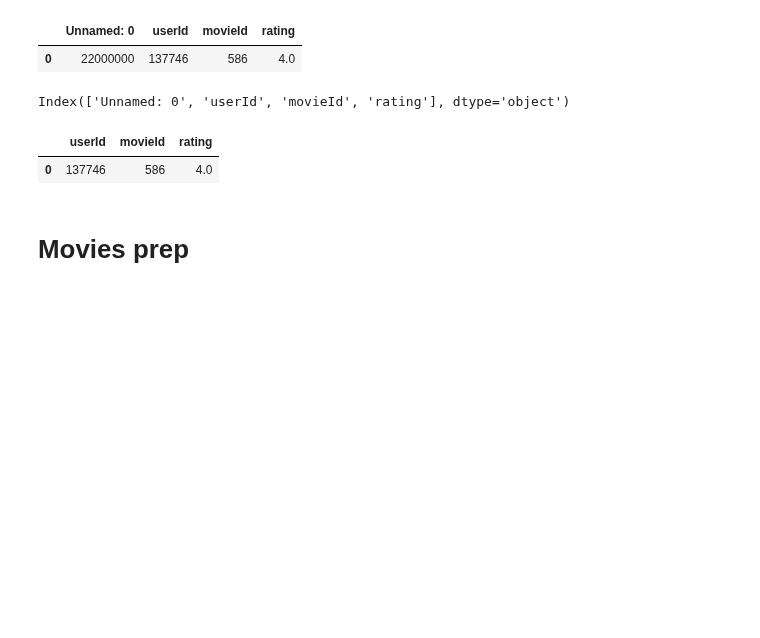
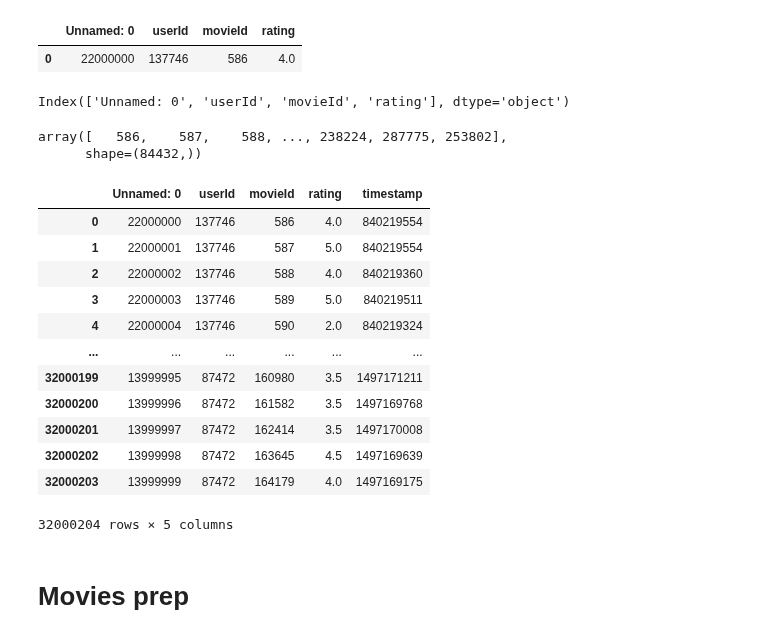
Before and after one commit to michal-wq/PPE_Project, a Jupyter notebook: data_exp_prep/data_prep.ipynb, the cells around one changed output. Cells and saved outputs as stored; diff of their text form; code cells hidden in the pictures; blank space fills up the shorter version.

```diff
--- a/data_exp_prep/data_prep.ipynb
+++ b/data_exp_prep/data_prep.ipynb
@@ -38,10 +38,26 @@ Index(['Unnamed: 0', 'userId', 'movieId', 'rating'], dtype='object')
 # %%
 ratings.drop('Unnamed: 0', axis = 1, inplace = True) # index wird nur einmal gebraucht
 # %%
-ratings.head(1)
+ratings['movieId'].unique()
 # %% [output]
-|  | userId | movieId | rating |
-| 0 | 137746 | 586 | 4.0 |
+array([   586,    587,    588, ..., 238224, 287775, 253802],
+      shape=(84432,))
+# %%
+ratings
+# %% [output]
+|  | Unnamed: 0 | userId | movieId | rating | timestamp |
+| 0 | 22000000 | 137746 | 586 | 4.0 | 840219554 |
+| 1 | 22000001 | 137746 | 587 | 5.0 | 840219554 |
+| 2 | 22000002 | 137746 | 588 | 4.0 | 840219360 |
+| 3 | 22000003 | 137746 | 589 | 5.0 | 840219511 |
+| 4 | 22000004 | 137746 | 590 | 2.0 | 840219324 |
+| ... | ... | ... | ... | ... | ... |
+| 32000199 | 13999995 | 87472 | 160980 | 3.5 | 1497171211 |
+| 32000200 | 13999996 | 87472 | 161582 | 3.5 | 1497169768 |
+| 32000201 | 13999997 | 87472 | 162414 | 3.5 | 1497170008 |
+| 32000202 | 13999998 | 87472 | 163645 | 4.5 | 1497169639 |
+| 32000203 | 13999999 | 87472 | 164179 | 4.0 | 1497169175 |
+32000204 rows × 5 columns
 # %% [markdown]
 # Movies prep
 # %%
```
Also changed, not shown: 1 other file.
